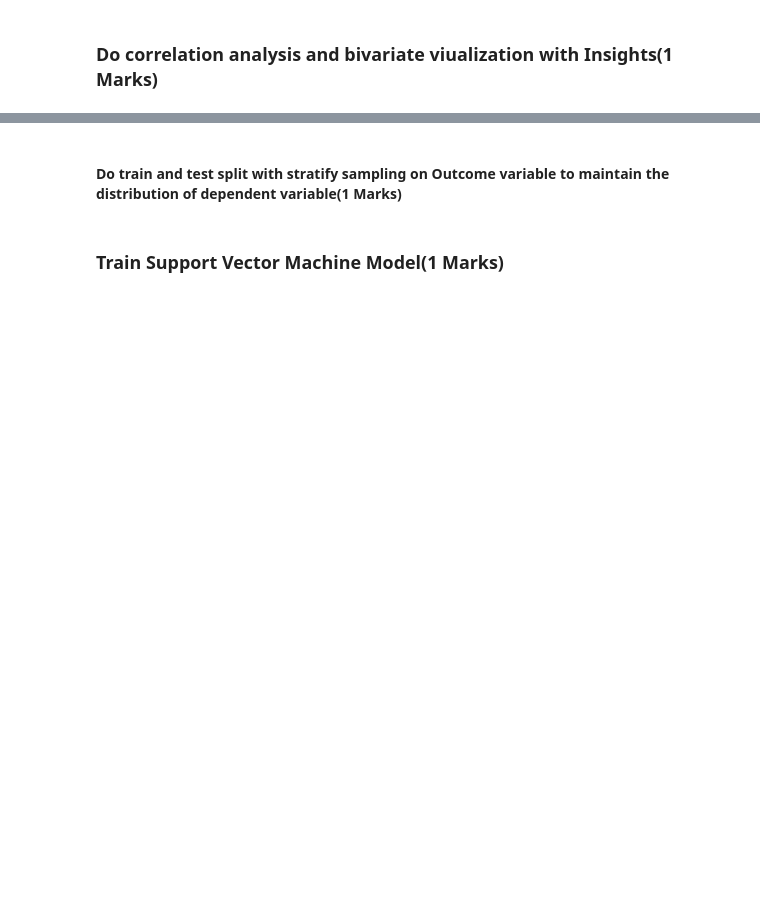
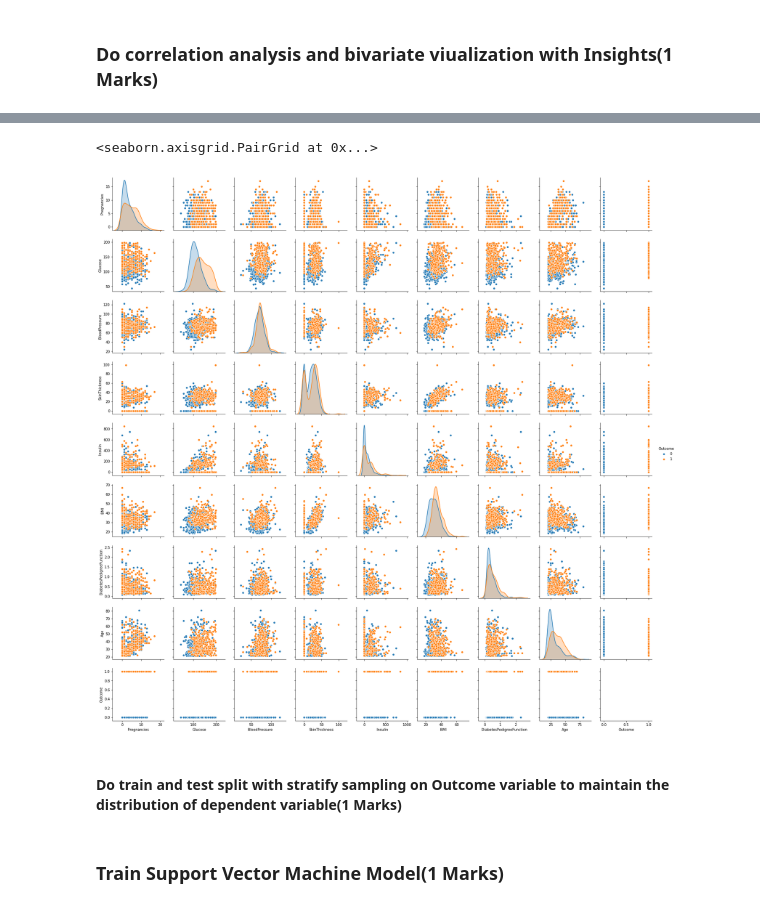
Before and after one commit to GreatLearningAIML1/bangalore-feb-batch-rabigarg, a Jupyter notebook: Lab_R5_External_SVM_Problem_Diabetes.ipynb, the cells around one changed output, grey strips where cells are left out. Cells and saved outputs as stored; diff of their text form; code cells hidden in the pictures; blank space fills up the shorter version.

```diff
--- a/Lab_R5_External_SVM_Problem_Diabetes.ipynb
+++ b/Lab_R5_External_SVM_Problem_Diabetes.ipynb
@@ -24,2 +187,7 @@ import matplotlib.pyplot as plt
+# %%
+sns.pairplot(diabetes_df,diag_kind='kde',hue='Outcome')
+# %% [output]
+<seaborn.axisgrid.PairGrid at 0x...>
+[figure, added]
 # %% [markdown]
 #### Do train and test split with stratify sampling on Outcome variable to maintain the distribution of dependent variable(1 Marks)
```
Also changed, not shown: parts of 38 cells of this notebook.
